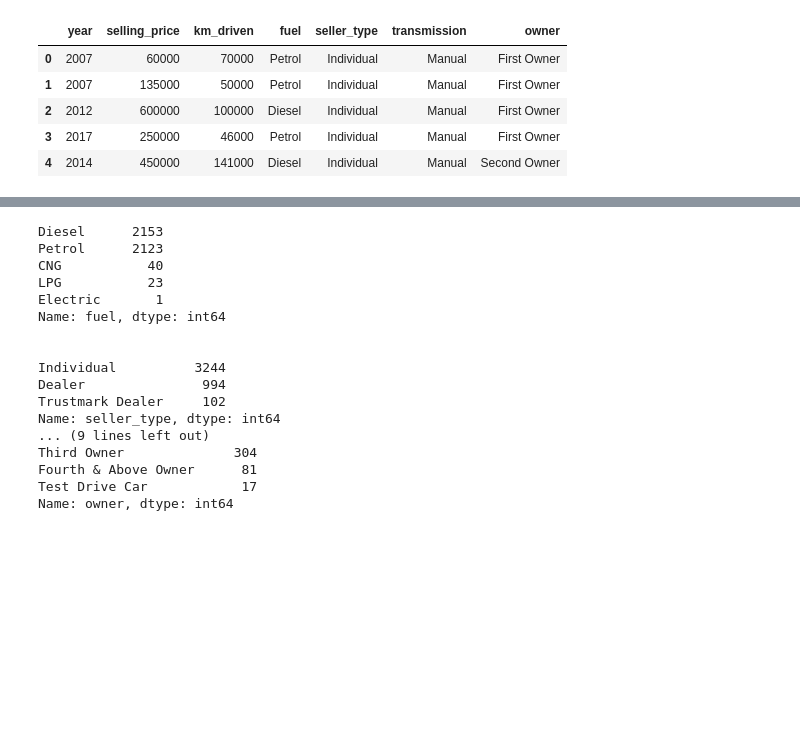
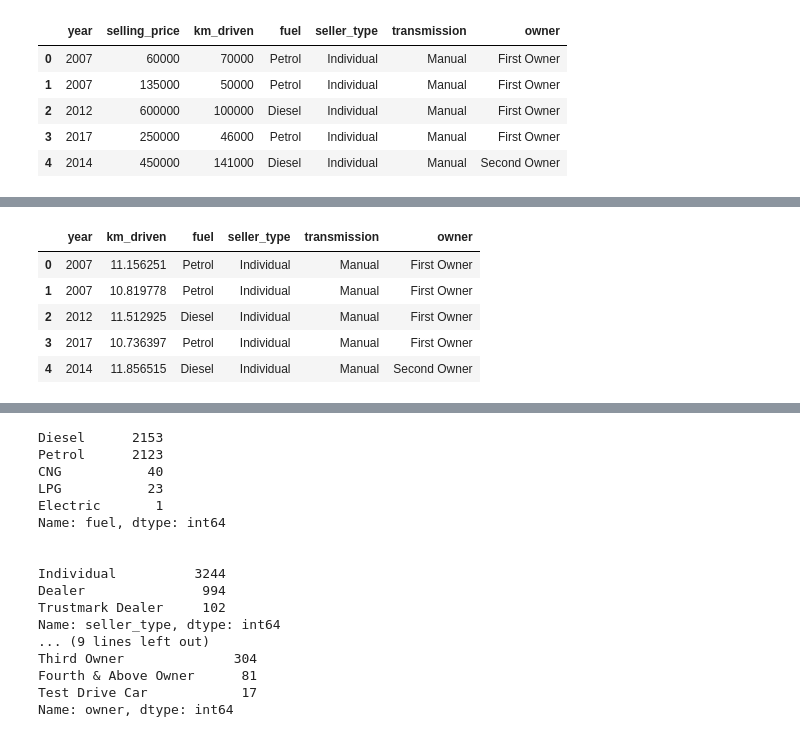
Before and after one commit to abhi-11nav/Car-price-prediction, a Jupyter notebook: Care_resale_value_prediction_.ipynb, the cells around one changed output, grey strips where cells are left out. Cells and saved outputs as stored; diff of their text form; code cells hidden in the pictures; blank space fills up the shorter version.

```diff
--- a/Care_resale_value_prediction_.ipynb
+++ b/Care_resale_value_prediction_.ipynb
@@ -94,0 +117,9 @@ y = dataset['selling_price']
+# %%
+X.head()
+# %% [output]
+|  | year | km_driven | fuel | seller_type | transmission | owner |
+| 0 | 2007 | 11.156251 | Petrol | Individual | Manual | First Owner |
+| 1 | 2007 | 10.819778 | Petrol | Individual | Manual | First Owner |
+| 2 | 2012 | 11.512925 | Diesel | Individual | Manual | First Owner |
+| 3 | 2017 | 10.736397 | Petrol | Individual | Manual | First Owner |
+| 4 | 2014 | 11.856515 | Diesel | Individual | Manual | Second Owner |
```
Also changed, not shown: parts of 24 cells of this notebook.
